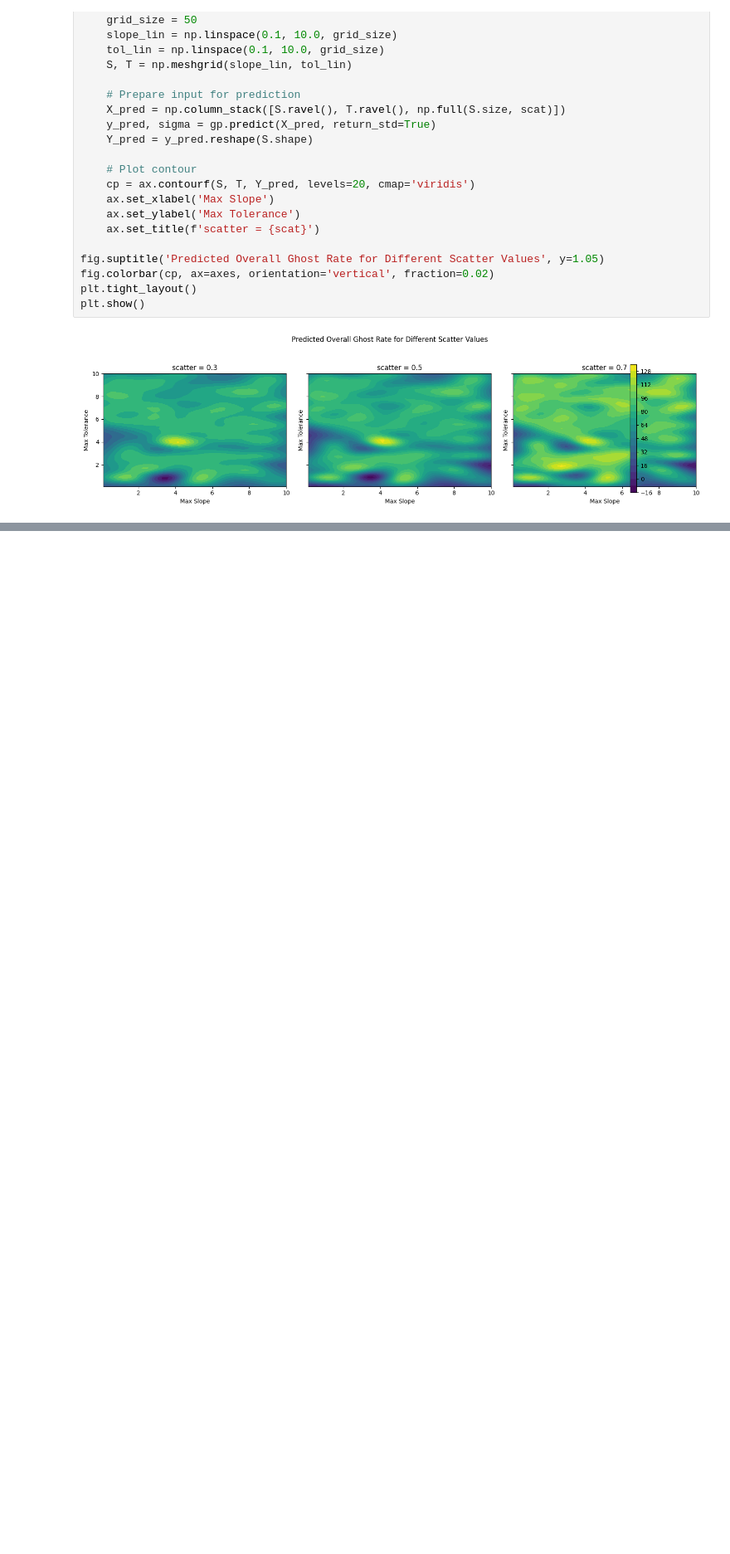
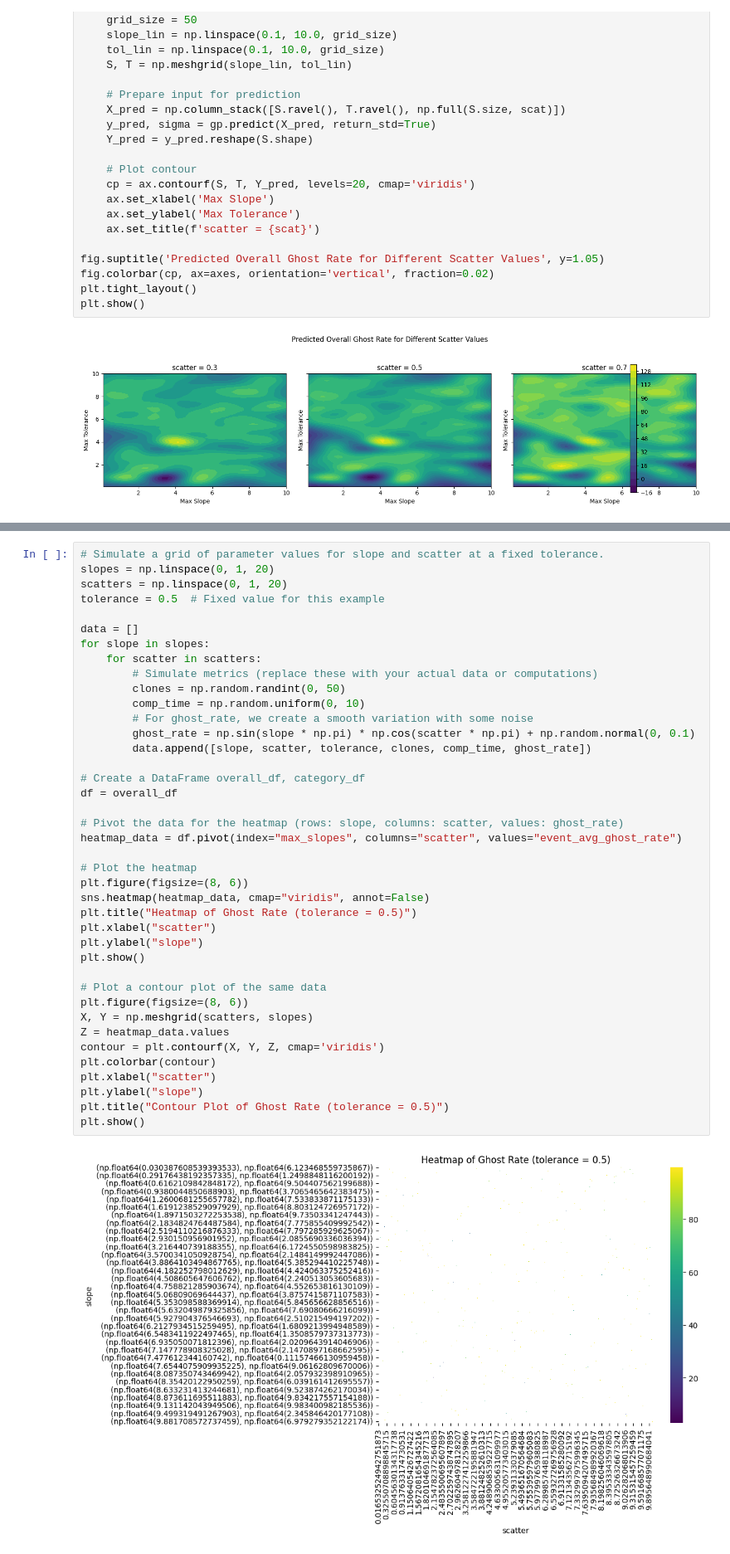
Before and after one commit to SvenHockers/velopix_tracking, a Jupyter notebook: optimalisation_landscape/TrackFollowing.ipynb, the cells around one changed output, grey strips where cells are left out. Shown: that part at 83% size. Saved outputs shown, nothing was run; the diff lists cells and outputs as text; blank space fills up the shorter version.

```diff
--- a/optimalisation_landscape/TrackFollowing.ipynb
+++ b/optimalisation_landscape/TrackFollowing.ipynb
@@ -220,0 +230,42 @@ Total Compute time for 100 datapoints and batch size 100: 762.1648766994476
+# %%
+# Simulate a grid of parameter values for slope and scatter at a fixed tolerance.
+slopes = np.linspace(0, 1, 20)
+scatters = np.linspace(0, 1, 20)
+tolerance = 0.5  # Fixed value for this example
+
+data = []
+for slope in slopes:
+    for scatter in scatters:
+        # Simulate metrics (replace these with your actual data or computations)
+        clones = np.random.randint(0, 50)
+        comp_time = np.random.uniform(0, 10)
+        # For ghost_rate, we create a smooth variation with some noise
+        ghost_rate = np.sin(slope * np.pi) * np.cos(scatter * np.pi) + np.random.normal(0, 0.1)
+        data.append([slope, scatter, tolerance, clones, comp_time, ghost_rate])
+
+# Create a DataFrame overall_df, category_df
+df = overall_df
+
+# Pivot the data for the heatmap (rows: slope, columns: scatter, values: ghost_rate)
+heatmap_data = df.pivot(index="max_slopes", columns="scatter", values="event_avg_ghost_rate")
+
+# Plot the heatmap
+plt.figure(figsize=(8, 6))
+sns.heatmap(heatmap_data, cmap="viridis", annot=False)
+plt.title("Heatmap of Ghost Rate (tolerance = 0.5)")
+plt.xlabel("scatter")
+plt.ylabel("slope")
+plt.show()
+
+# Plot a contour plot of the same data
+plt.figure(figsize=(8, 6))
+X, Y = np.meshgrid(scatters, slopes)
+Z = heatmap_data.values
+contour = plt.contourf(X, Y, Z, cmap='viridis')
+plt.colorbar(contour)
+plt.xlabel("scatter")
+plt.ylabel("slope")
+plt.title("Contour Plot of Ghost Rate (tolerance = 0.5)")
+plt.show()
+# %% [output]
+[figure, added]
```
Also changed, not shown: parts of 3 cells of this notebook, 20 other files.
